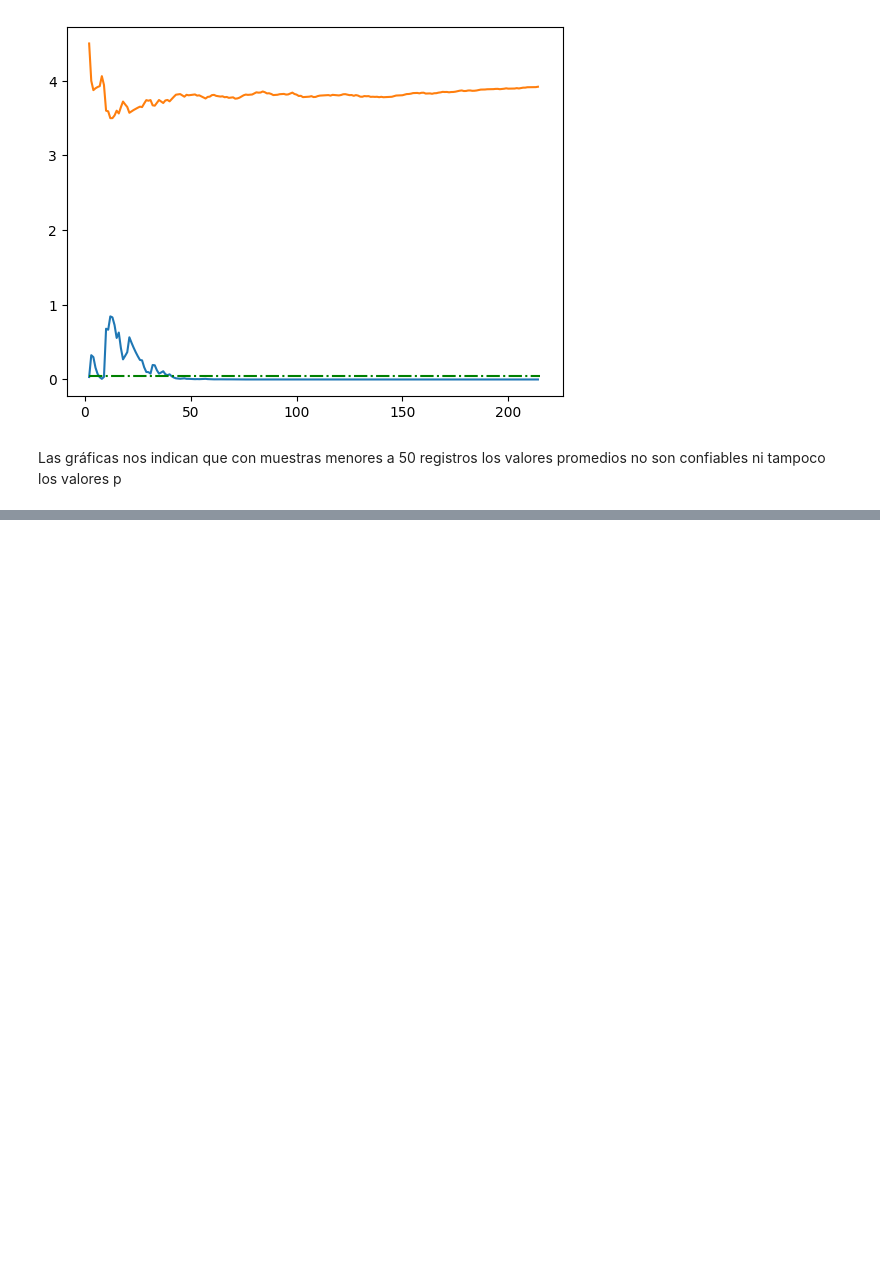
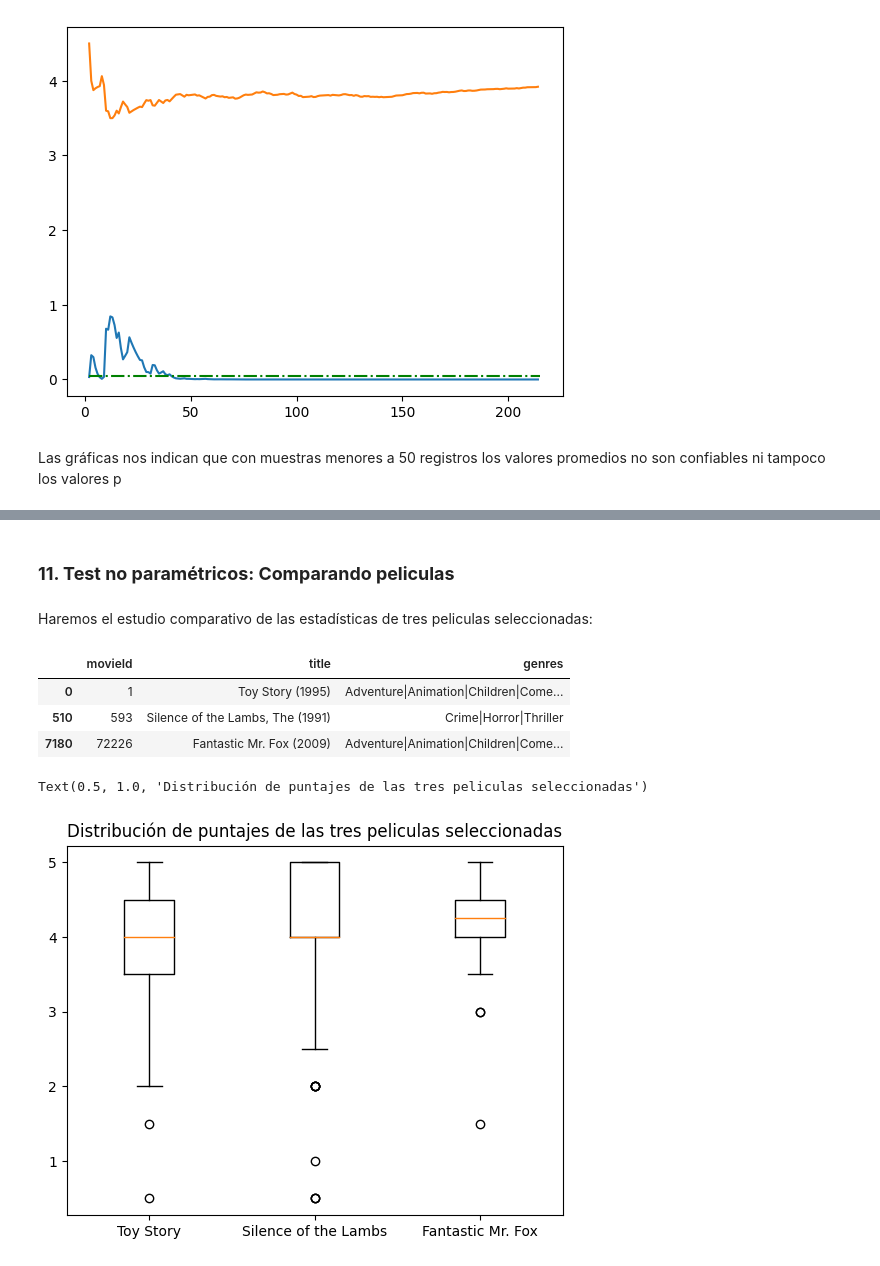
Before and after one commit to JuanPerezMolina/tests_estadisticos_python, a Jupyter notebook: 231028-1_1tests_estadisticos_python.ipynb, the cells around one changed output, grey strips where cells are left out. Cells and saved outputs as stored; diff of their text form; code cells hidden in the pictures; blank space fills up the shorter version.

```diff
--- a/231028-1_1tests_estadisticos_python.ipynb
+++ b/231028-1_1tests_estadisticos_python.ipynb
@@ -544,0 +574,23 @@ Las gráficas nos indican que con muestras menores a 50 registros los valores pr
+# %% [markdown]
+### **11. Test no paramétricos: Comparando peliculas**
+# %% [markdown]
+Haremos el estudio comparativo de las estadísticas de tres peliculas seleccionadas:
+# %%
+peliculas_df.query("movieId in (1,593,72226)")
+# %% [output]
+|  | movieId | title | genres |
+| 0 | 1 | Toy Story (1995) | Adventure|Animation|Children|Come... |
+| 510 | 593 | Silence of the Lambs, The (1991) | Crime|Horror|Thriller |
+| 7180 | 72226 | Fantastic Mr. Fox (2009) | Adventure|Animation|Children|Come... |
+# %%
+# Creamos un dataframe para cada grupo de puntajes por cada pelicula
+puntaje1_df = notas_df.query("movieId==1")
+puntaje593_df = notas_df.query("movieId==593")
+puntaje72226_df = notas_df.query("movieId==72226")
+# %%
+# Comparamos los diagramas de caja para comparar las medias de los puntajes de las tres peliculas
+plt.boxplot([puntaje1_df.rating,puntaje593_df.rating,puntaje72226_df.rating], labels =["Toy Story", "Silence of the Lambs" ,"Fantastic Mr. Fox"])
+plt.title("Distribución de puntajes de las tres peliculas seleccionadas")
+# %% [output]
+Text(0.5, 1.0, 'Distribución de puntajes de las tres peliculas seleccionadas')
+[figure, added]
```
Also changed, not shown: parts of 23 cells of this notebook, 2 other files.
